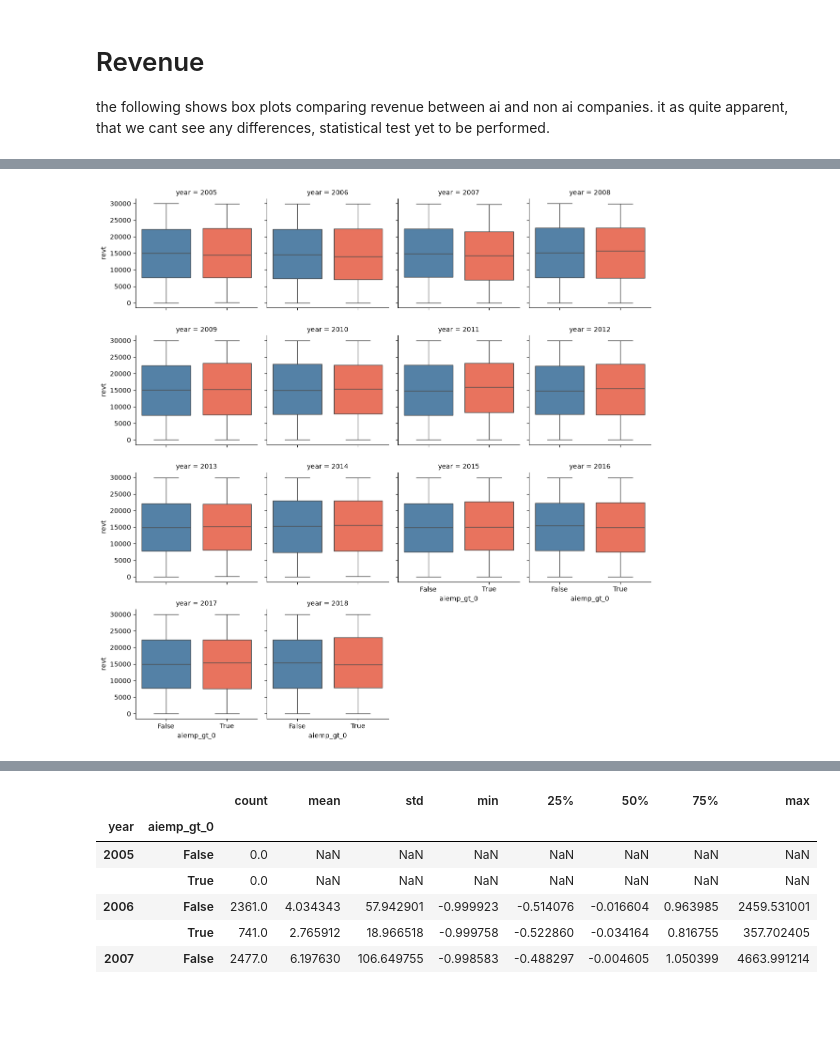
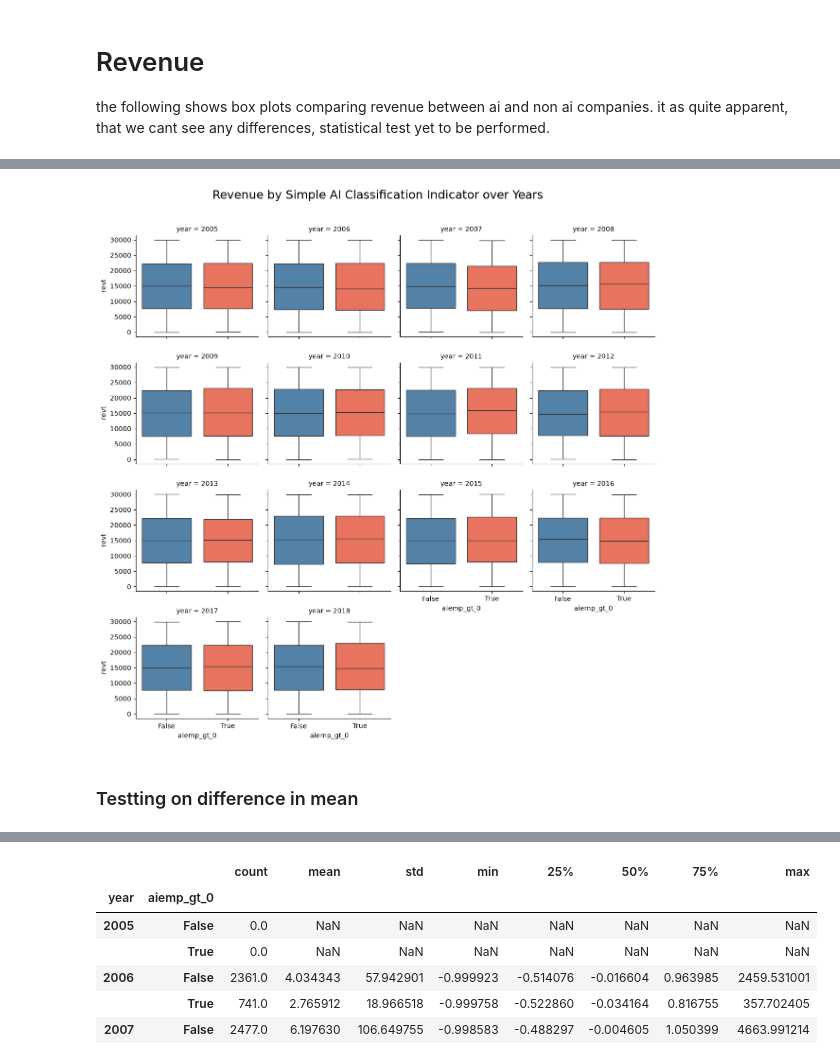
Before and after one commit to ducjeremyvu/essay_public, a Jupyter notebook: 03-eda-columns-an.ipynb, the cells around one changed output, grey strips where cells are left out. Drawn from its saved outputs; the diff is of its cells as text; code cells hidden in the pictures; blank space fills up the shorter version.

```diff
--- a/03-eda-columns-an.ipynb
+++ b/03-eda-columns-an.ipynb
@@ -100 +281,26 @@ one reason could be that firms of bigger size have more resources to invest in a
+# %%
+palette = {
+    0: "steelblue",
+    1: "tomato",
+    2: "gold",
+    3: "forestgreen",
+    4: "mediumpurple",
+}
+
+def show_catplot(data, x, y , col, kind = 'box', palette = palette):
+
+    uplt = sns.catplot(
+        data=data,
+        x=x,
+        y=y,
+        col=col,
+        kind=kind,
+        col_wrap=4,
+        height=3,
+        palette=palette,
+        legend=False,
+        hue=x
+    )
+    return uplt
+    # plt.show()
 # %%
@@ -192,22 +430,19 @@ the following shows box plots comparing revenue between ai and non ai companies.
 # %%
-sns.catplot(
-    data=data,
+g = show_catplot(
+    data,
     x="aiemp_gt_0",
     y="revt",
     col="year",
-    kind="box",
-    col_wrap=4,
-    height=3,
-    palette={
-        0: "steelblue",
-        1: "tomato"
-    },
-    legend=False,
-    hue="aiemp_gt_0"
+    kind="box"
 )
+
+g.figure.suptitle("Revenue by Simple AI Classification Indicator over Years", fontsize=18)
+g.figure.subplots_adjust(top=0.9)
 plt.show()
 # %% [output]
-[figure, old version]
+[figure, new version]
+# %% [markdown]
+### Testting on difference in mean
 # %%
 data.groupby(['year','aiemp_gt_0'])['revt'].describe()
 # %% [output]
```
Also changed, not shown: parts of 64 cells of this notebook, 2 other files.
